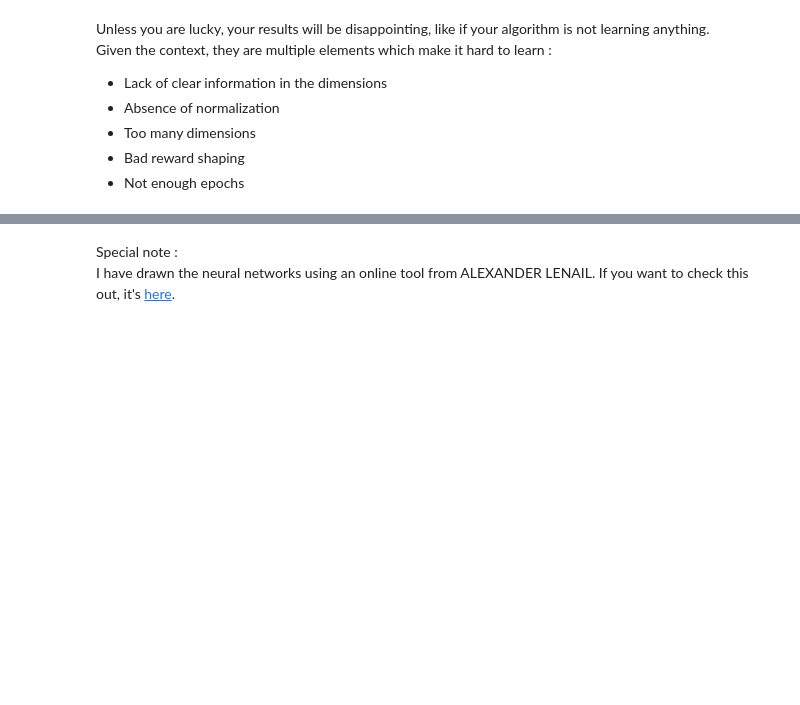
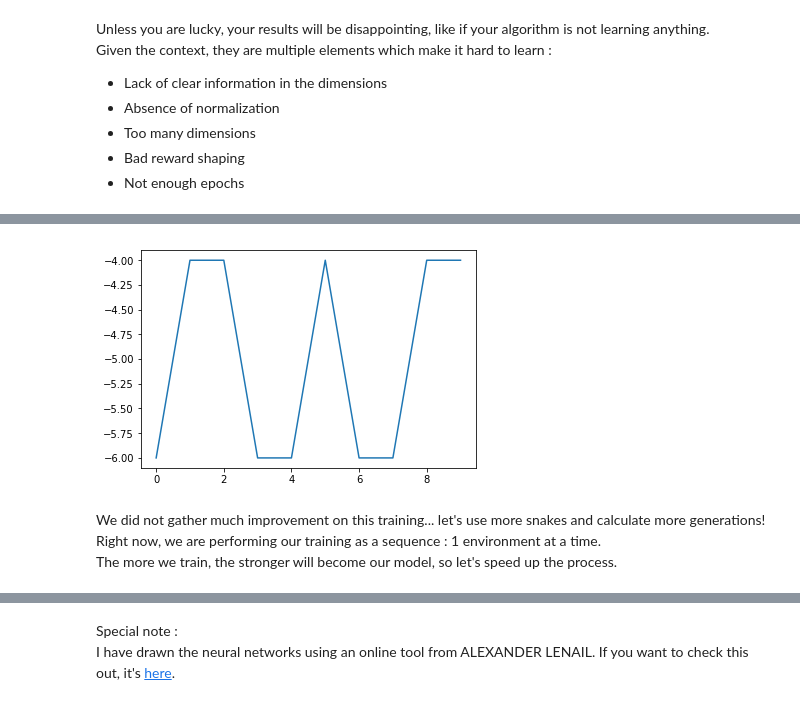
Before and after one commit to alexandrelefourner/neural_networks_tutorial, a Jupyter notebook: 2. Your first genetic algorithm solution.ipynb, the cells around one changed output, grey strips where cells are left out. Saved outputs shown, nothing was run; the diff lists cells and outputs as text; code cells hidden in the pictures; blank space fills up the shorter version.

```diff
--- a/2. Your first genetic algorithm solution.ipynb
+++ b/2. Your first genetic algorithm solution.ipynb
@@ -708,0 +1198,7 @@ Given the context, they are multiple elements which make it hard to learn :
+# %%
+restart_simulation() #cleaning previous models.
+
+rewards = []
+for _ in tqdm(range(10)):
+    rewards.append(run_global_simulation(False, False, False))
+    darwin_cleaner()
@@ -708,0 +1207,8 @@ Given the context, they are multiple elements which make it hard to learn :
+# %%
+plt.plot(rewards);
+# %% [output]
+[figure, added]
+# %% [markdown]
+We did not gather much improvement on this training... let's use more snakes and calculate more generations!<br>
+Right now, we are performing our training as a sequence : 1 environment at a time.<br>
+The more we train, the stronger will become our model, so let's speed up the process.
```
Also changed, not shown: parts of 56 cells of this notebook.
